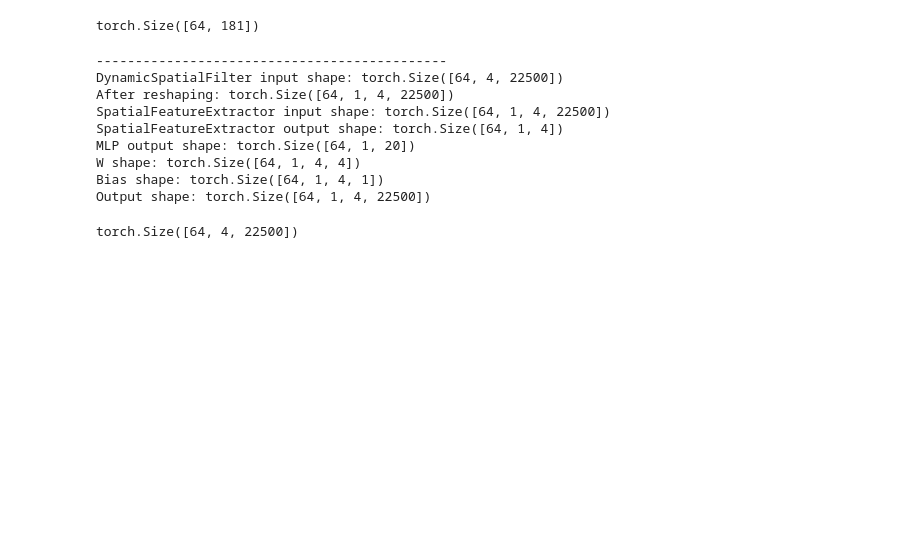
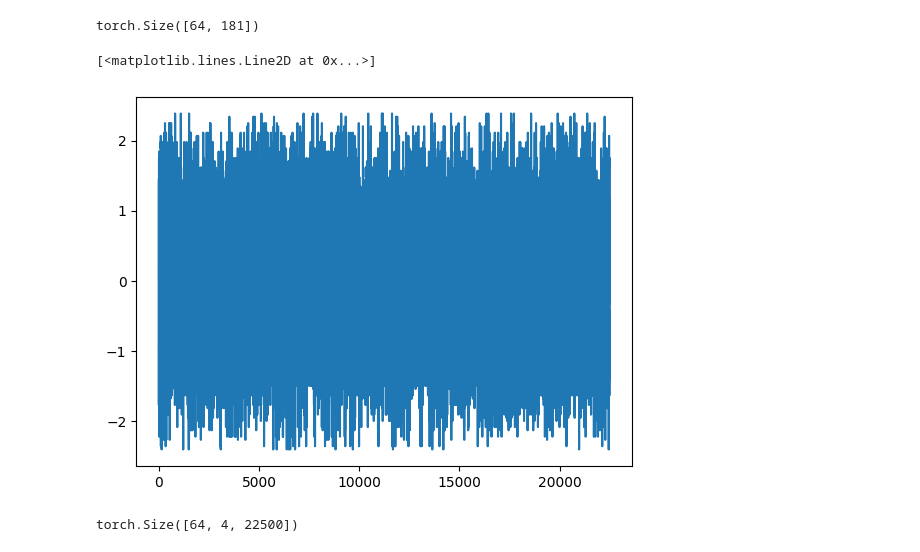
Before and after one commit to martinrrobins/PI-Thalamus-RNS, a Jupyter notebook: Paper_iESPnet_pruebas/01-Exploraciones/10 Exploracion.ipynb, the cells around one changed output. Drawn from its saved outputs; the diff is of its cells as text; code cells hidden in the pictures; blank space fills up the shorter version.

```diff
--- a/Paper_iESPnet_pruebas/01-Exploraciones/10 Exploracion.ipynb
+++ b/Paper_iESPnet_pruebas/01-Exploraciones/10 Exploracion.ipynb
@@ -34,7 +34,7 @@ torch.manual_seed(0)
 # %%
 # direccion donde se encuentran los espectrogramas
 
-SPE_DIR        = '/media/martin/Disco2/Rns_Data/PITT_PI_EEG/'
-meta_data_file = '/media/martin/Disco2/Rns_Data/PITT_PI_EEG/METADATA/allfiles_metadata.csv'
+SPE_DIR        = '/media/martin/Disco2/Rns_Data/PITT_PI_EEG_PROCESS/'
+meta_data_file = '/media/martin/Disco2/Rns_Data/PITT_PI_EEG_PROCESS/METADATA/allfiles_metadata.csv'
 
 df_meta        = pd.read_csv(meta_data_file)
@@ -117,7 +80,7 @@ hparams = {
 # %%
 # ejemplo para un unico paciente s = 0 --- patient = PIT-RNS1603
 
-s = 0
+s = 28
 # %%
 model1 = DynamicSpatialFilter(
                               n_channels,
@@ -185,15 +145,0 @@ aca esta el cambio
-# %%
-# data augmentation only in train data
-
-'''
-
-train_data_trf = SeizureDatasetLabelTimev2(
-                                            file=train_df,
-                                            root_dir=SPE_DIR,
-                                            transform=transform_train1,
-                                            target_transform=smoothing_label()
-                                           )
-
-train_data = torch.utils.data.ConcatDataset([train_data_ori, train_data_trf1])
-
-'''
@@ -418,6 +328,13 @@ torch.Size([64, 4, 22500])
 labels.shape
 # %% [output]
 torch.Size([64, 181])
+# %%
+import matplotlib.pyplot as plt
+
+plt.plot(eeg[0,0,:])
+# %% [output]
+[<matplotlib.lines.Line2D at 0x...>]
+[figure, added]
 # %%
 eeg, labels = eeg.to(device), labels.to(device)
 # %%
@@ -425,16 +342,7 @@ optimizer1.zero_grad(set_to_none=True)
 optimizer2.zero_grad(set_to_none=True)
 # %%
 outputs1 = model1(eeg)
+outputs1 = outputs1.squeeze(1)
-# %% [output]
----------------------------------------------
-DynamicSpatialFilter input shape: torch.Size([64, 4, 22500])
-After reshaping: torch.Size([64, 1, 4, 22500])
-SpatialFeatureExtractor input shape: torch.Size([64, 1, 4, 22500])
-SpatialFeatureExtractor output shape: torch.Size([64, 1, 4])
-MLP output shape: torch.Size([64, 1, 20])
-W shape: torch.Size([64, 1, 4, 4])
-Bias shape: torch.Size([64, 1, 4, 1])
-Output shape: torch.Size([64, 1, 4, 22500])
 # %%
 # reshape para tener el mismo tamaño que necesita el espectrograma
 
```
Also changed, not shown: parts of 41 cells of this notebook, 8 other files.
